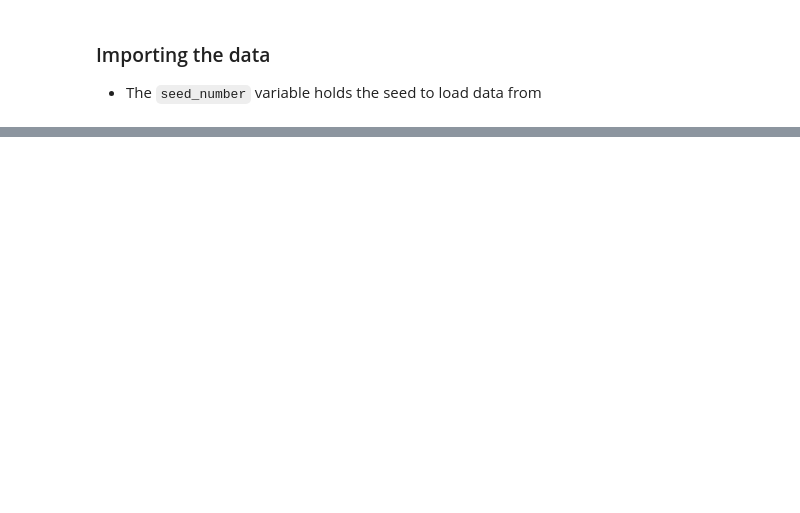
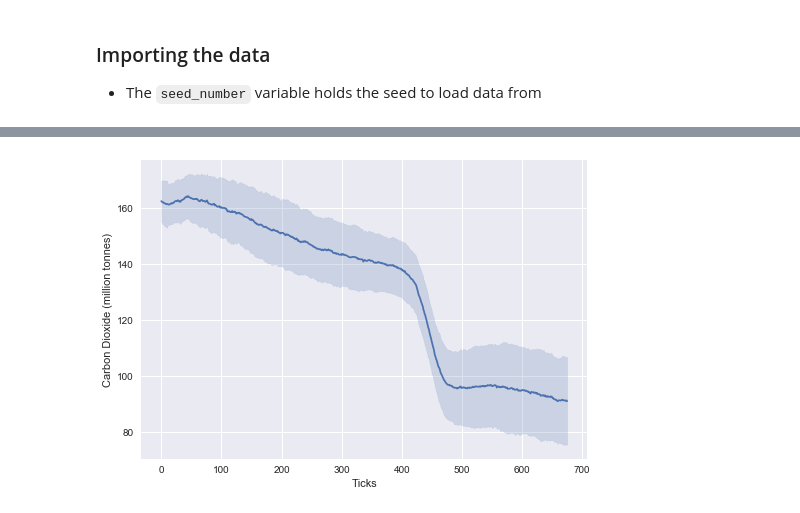
Before and after one commit to timjchandler/tax-or-trade, a Jupyter notebook: Data Analytics/analysis.ipynb, the cells around one changed output, grey strips where cells are left out. Drawn from its saved outputs; the diff is of its cells as text; code cells hidden in the pictures; blank space fills up the shorter version.

```diff
--- a/Data Analytics/analysis.ipynb
+++ b/Data Analytics/analysis.ipynb
@@ -97,0 +116,19 @@ electricity.head(100)
+# %%
+seed        = 0
+isTax       = True
+initial     = '0100'
+increment   = '0050'
+preset      = 'US-2007'
+
+df = getDFwithInput()
+
+for i in range(1,100):
+    seed = i
+    temp = getDFwithInput()
+    df = pd.concat((df, temp))
+
+# means = df.groupby(df.index).mean()
+# sds   = df.groupby(df.index).std()
+
+mean_c, mean_e = getCE(df)
+sd_c, sd_e = getCE(means)
@@ -97,0 +153,16 @@ electricity.head(100)
+# %%
+# mean_c.head()
+mean_c = mean_c.sum(axis=1)
+mean_e = mean_e.sum(axis=1)
+sd_c = sd_c.sum(axis=1)
+sd_e = sd_e.sum(axis=1)
+# %%
+# ax1 = sns.lineplot (hue="region", data=mean_e, ci="sd")
+ax2 = sns.lineplot (hue="region", data=mean_c, ci="sd")
+
+# ax1.set(xlabel="Ticks", ylabel="Electricity production (TWh/year)")
+ax2.set(xlabel="Ticks", ylabel="Carbon Dioxide (million tonnes)")
+
+plt.show()
+# %% [output]
+[figure, added]
```
Also changed, not shown: parts of 16 cells of this notebook, 15 other files.
